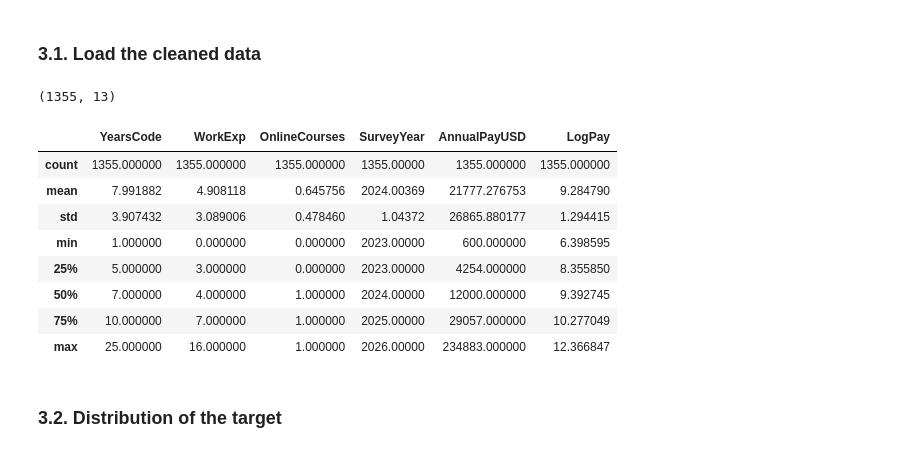
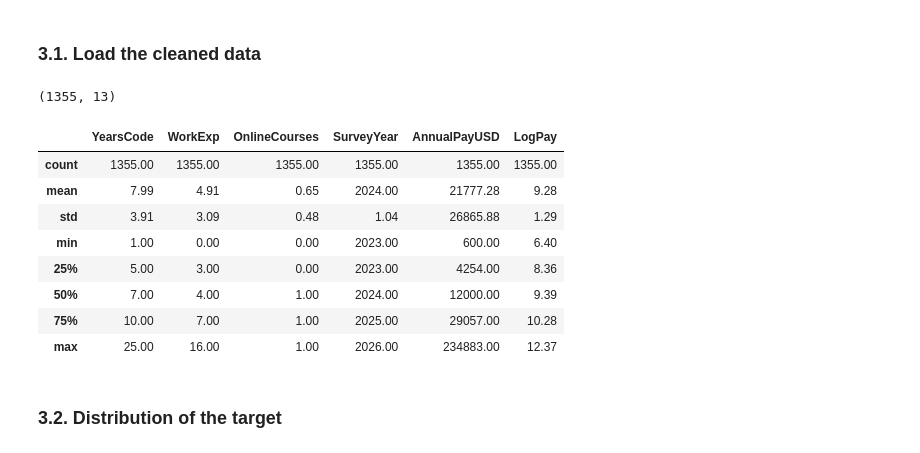
Before and after one commit to nakuwa23/linear_regression_model, a Jupyter notebook: summative/linear_regression/multivariate.ipynb, the cells around one changed output. Cells and saved outputs as stored; diff of their text form; code cells hidden in the pictures.

```diff
--- a/summative/linear_regression/multivariate.ipynb
+++ b/summative/linear_regression/multivariate.ipynb
@@ -233,24 +233,24 @@ I added together the survey results for each year, renamed the columns for unifo
 # %%
 import numpy as np
 import pandas as pd
 import matplotlib.pyplot as plt
 import seaborn as sns
 
 df = pd.read_csv("data.csv")
 df["LogPay"] = np.log1p(df["AnnualPayUSD"])   # log(1 + pay), is used to reduce skew
 print(df.shape)
-df.describe()
+df.describe().round(2)
 # %% [output]
 (1355, 13)
 |  | YearsCode | WorkExp | OnlineCourses | SurveyYear | AnnualPayUSD | LogPay |
-| count | 1355.000000 | 1355.000000 | 1355.000000 | 1355.00000 | 1355.000000 | 1355.000000 |
-| mean | 7.991882 | 4.908118 | 0.645756 | 2024.00369 | 21777.276753 | 9.284790 |
-| std | 3.907432 | 3.089006 | 0.478460 | 1.04372 | 26865.880177 | 1.294415 |
-| min | 1.000000 | 0.000000 | 0.000000 | 2023.00000 | 600.000000 | 6.398595 |
-| 25% | 5.000000 | 3.000000 | 0.000000 | 2023.00000 | 4254.000000 | 8.355850 |
-| 50% | 7.000000 | 4.000000 | 1.000000 | 2024.00000 | 12000.000000 | 9.392745 |
-| 75% | 10.000000 | 7.000000 | 1.000000 | 2025.00000 | 29057.000000 | 10.277049 |
-| max | 25.000000 | 16.000000 | 1.000000 | 2026.00000 | 234883.000000 | 12.366847 |
+| count | 1355.00 | 1355.00 | 1355.00 | 1355.00 | 1355.00 | 1355.00 |
+| mean | 7.99 | 4.91 | 0.65 | 2024.00 | 21777.28 | 9.28 |
+| std | 3.91 | 3.09 | 0.48 | 1.04 | 26865.88 | 1.29 |
+| min | 1.00 | 0.00 | 0.00 | 2023.00 | 600.00 | 6.40 |
+| 25% | 5.00 | 3.00 | 0.00 | 2023.00 | 4254.00 | 8.36 |
+| 50% | 7.00 | 4.00 | 1.00 | 2024.00 | 12000.00 | 9.39 |
+| 75% | 10.00 | 7.00 | 1.00 | 2025.00 | 29057.00 | 10.28 |
+| max | 25.00 | 16.00 | 1.00 | 2026.00 | 234883.00 | 12.37 |
 # %% [markdown]
 ### 3.2. Distribution of the target
 # %%
```
Also changed, not shown: parts of 3 cells of this notebook.
